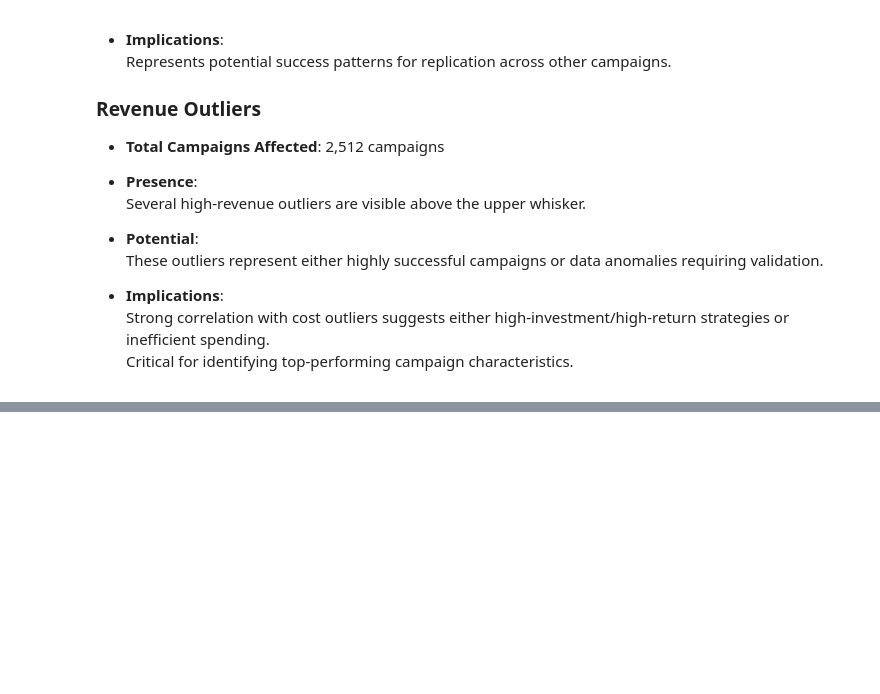
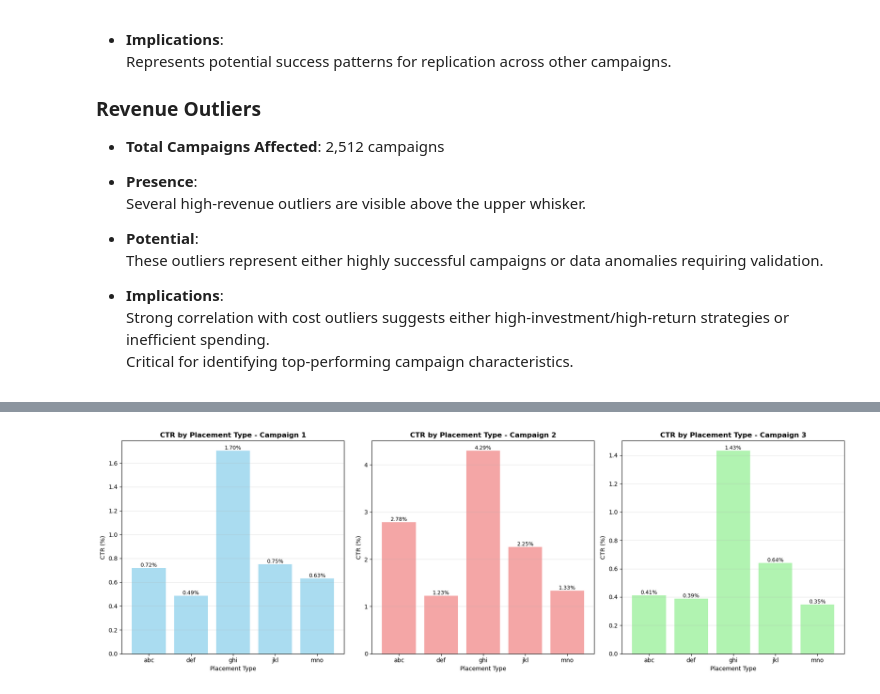
Before and after one commit to Tanush-IIITH/Projects, a Jupyter notebook: Online_Ads_DS/main.ipynb, the cells around one changed output, grey strips where cells are left out. Cells and saved outputs as stored; diff of their text form; code cells hidden in the pictures; blank space fills up the shorter version.

```diff
--- a/Online_Ads_DS/main.ipynb
+++ b/Online_Ads_DS/main.ipynb
@@ -1082,0 +1183,29 @@ Number of revenue outliers: 2512
+# %%
+ctr_by_campaign_placement = df.groupby(['campaign_number', 'placement_original'])[['clicks', 'displays']].sum().reset_index()
+ctr_by_campaign_placement['CTR'] = (ctr_by_campaign_placement['clicks'] / ctr_by_campaign_placement['displays']) * 100
+
+fig, axes = plt.subplots(1, 3, figsize=(18, 6))
+campaigns = [1, 2, 3]
+colors = ['skyblue', 'lightcoral', 'lightgreen']
+
+for i, campaign in enumerate(campaigns):
+    campaign_data = ctr_by_campaign_placement[ctr_by_campaign_placement['campaign_number'] == campaign]
+
+    bars = axes[i].bar(campaign_data['placement_original'], campaign_data['CTR'],
+                       color=colors[i], alpha=0.7)
+
+    for bar in bars:
+        height = bar.get_height()
+        axes[i].text(bar.get_x() + bar.get_width()/2, height,
+                     f'{height:.2f}%', ha='center', va='bottom', fontsize=9)
+
+    axes[i].set_title(f'CTR by Placement Type - Campaign {campaign}', fontsize=12, fontweight='bold')
+    axes[i].set_xlabel('Placement Type')
+    axes[i].set_ylabel('CTR (%)')
+    axes[i].tick_params(axis='x', rotation=0)
+    axes[i].grid(axis='y', alpha=0.3)
+
+plt.tight_layout()
+plt.show()
+# %% [output]
+[figure, added]
```
Also changed, not shown: parts of 5 cells of this notebook.
